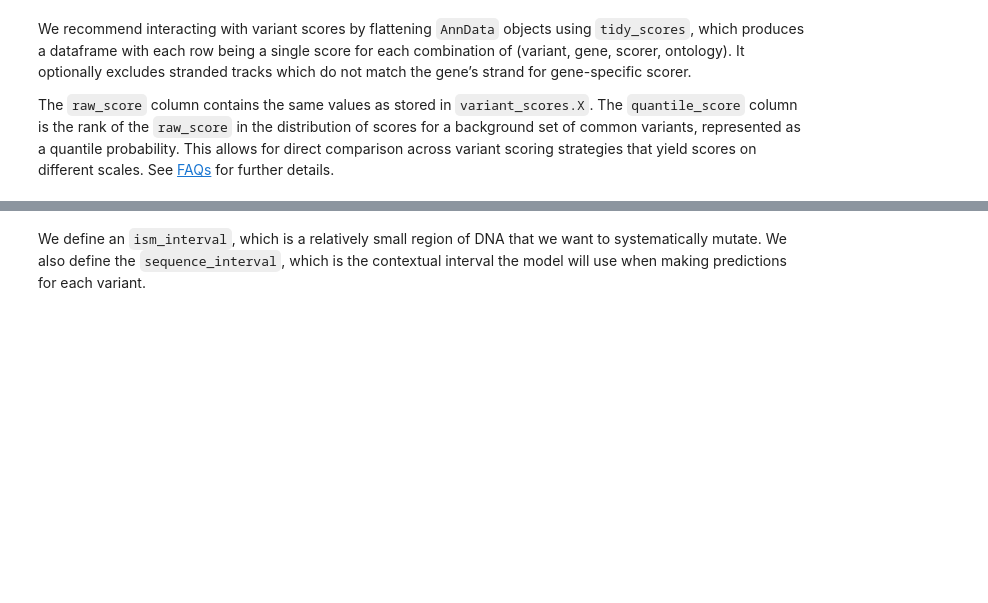
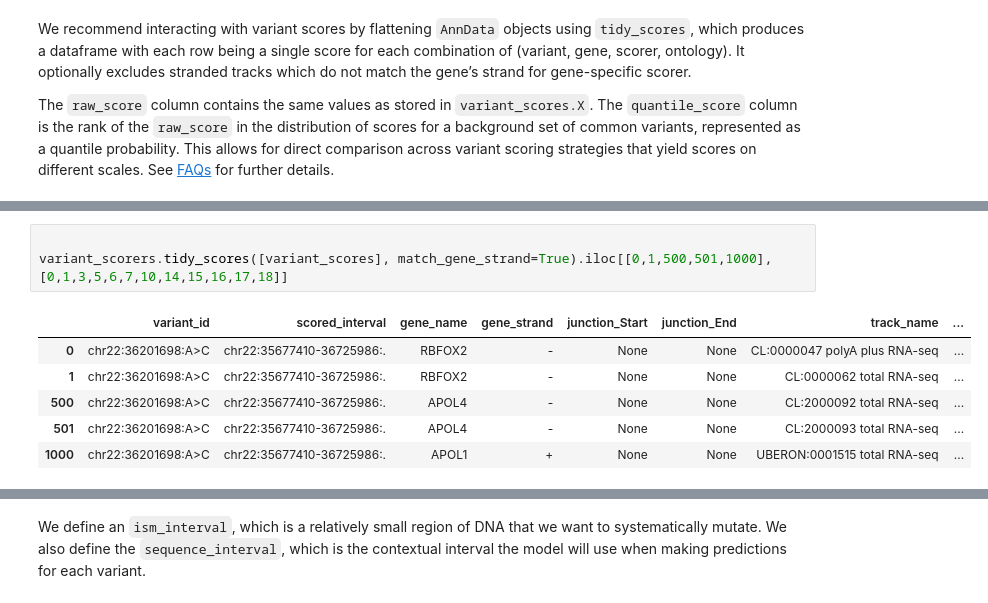
Before and after one commit to felixfan/alphagenome, a Jupyter notebook: colabs/quick_start.ipynb, the cells around one changed output, grey strips where cells are left out. Saved outputs shown, nothing was run; the diff lists cells and outputs as text; blank space fills up the shorter version.

```diff
--- a/colabs/quick_start.ipynb
+++ b/colabs/quick_start.ipynb
@@ -396,3 +370,13 @@ variant_scorers.tidy_scores([variant_scores], match_gene_strand=True)
+# %%
+
+variant_scorers.tidy_scores([variant_scores], match_gene_strand=True).iloc[[0,1,500,501,1000],[0,1,3,5,6,7,10,14,15,16,17,18]]
+# %% [output]
+|  | variant_id | scored_interval | gene_name | gene_strand | junction_Start | junction_End | track_name | ... |
+| 0 | chr22:36201698:A>C | chr22:35677410-36725986:. | RBFOX2 | - | None | None | CL:0000047 polyA plus RNA-seq | ... |
+| 1 | chr22:36201698:A>C | chr22:35677410-36725986:. | RBFOX2 | - | None | None | CL:0000062 total RNA-seq | ... |
+| 500 | chr22:36201698:A>C | chr22:35677410-36725986:. | APOL4 | - | None | None | CL:2000092 total RNA-seq | ... |
+| 501 | chr22:36201698:A>C | chr22:35677410-36725986:. | APOL4 | - | None | None | CL:2000093 total RNA-seq | ... |
+| 1000 | chr22:36201698:A>C | chr22:35677410-36725986:. | APOL1 | + | None | None | UBERON:0001515 total RNA-seq | ... |
 # %% [markdown]
 ## Highlighting important regions with *in silico* mutagenesis
 
```
Also changed, not shown: parts of 16 cells of this notebook.
